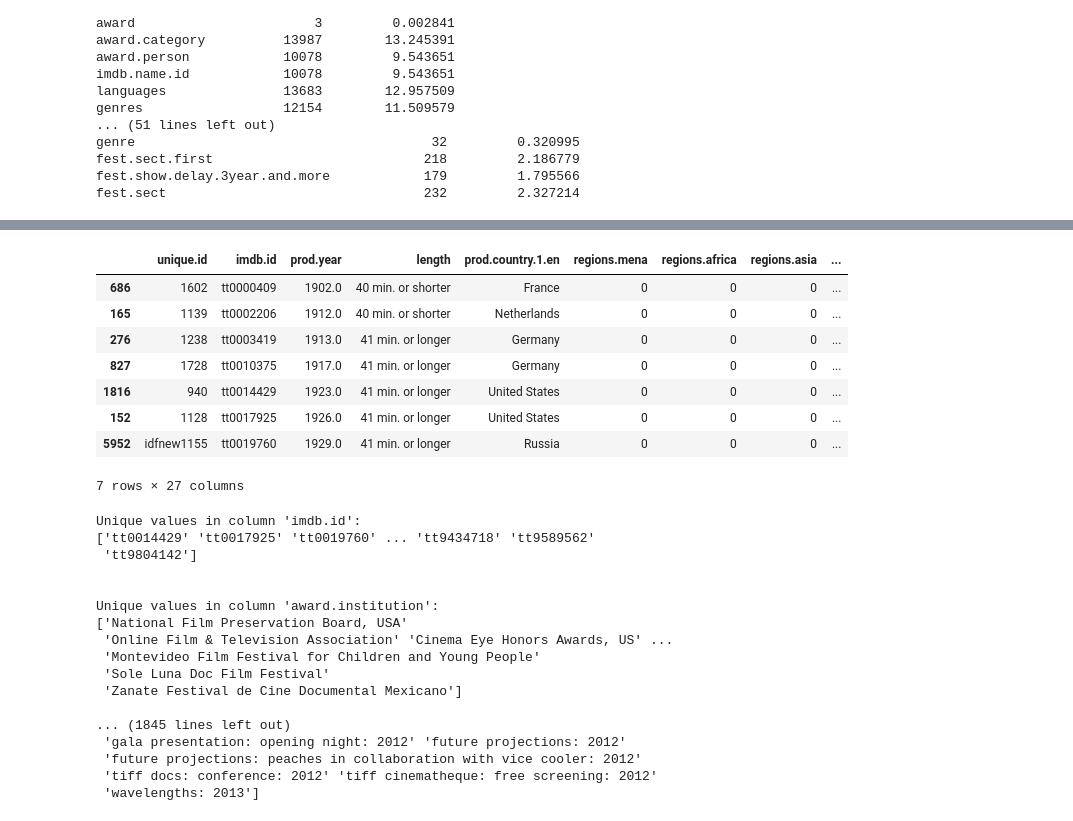
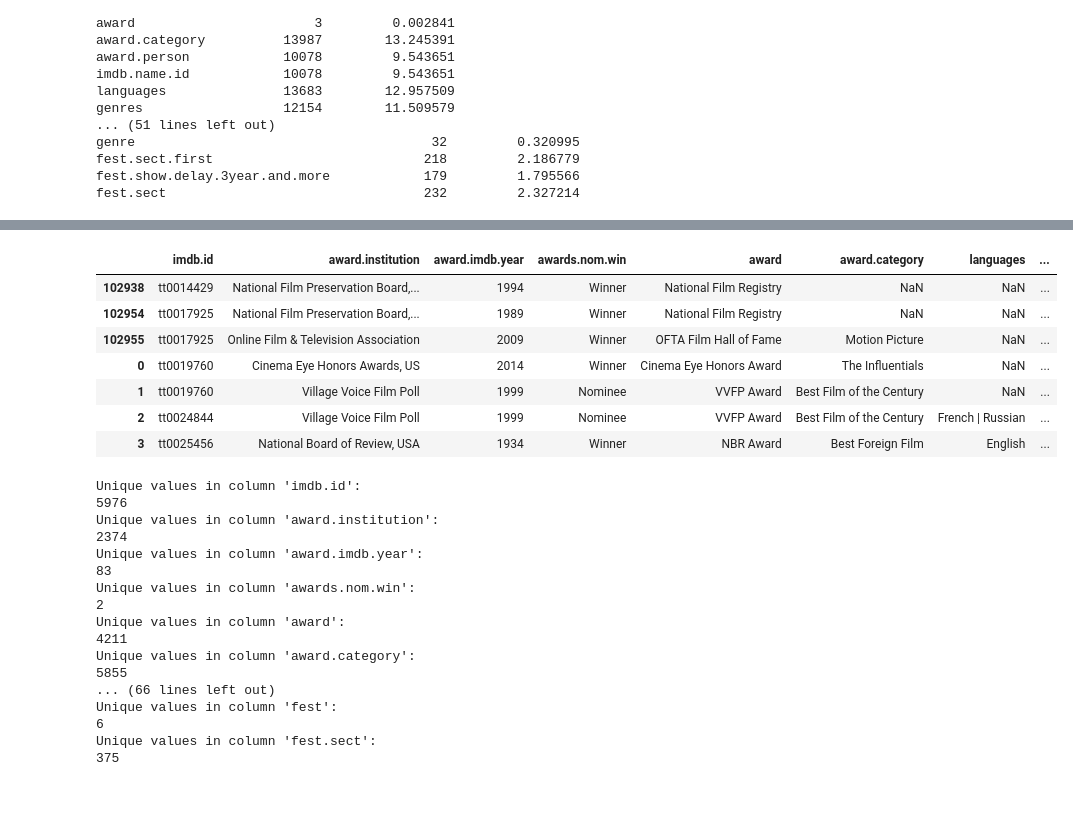
Before and after one commit to cillustrisimo/data144finalproj, a Jupyter notebook: cleaning_data.ipynb, the cells around one changed output, grey strips where cells are left out. Saved outputs shown, nothing was run; the diff lists cells and outputs as text; code cells hidden in the pictures.

```diff
--- a/cleaning_data.ipynb
+++ b/cleaning_data.ipynb
@@ -107,42 +106,45 @@ imdb_combined columns: ['imdb.id', 'award.institution', 'imdb.event.id', 'award.
 # %%
+fest_cleaned = fest_combined.drop(columns=['title.mixed', 'length.min', 'director.1', 'film.id', 'sample.year'])
 imdb_cleaned = imdb_combined.drop(columns=['imdb.event.id', 'award.person', 'imdb.name.id', 'n.ratings'])
-fest_cleaned = fest_combined.drop(columns=['title.mixed', 'length.min', 'director.1', 'film.id', 'sample.year'])
-fest_cleaned.head(7)
+
+imdb_cleaned['grossUSA'] = imdb_cleaned['grossUSA'].str.replace(r'[$,]', '', regex=True).astype(float)
+imdb_cleaned['grossWorld'] = pd.to_numeric(imdb_cleaned['grossWorld'].str.replace(r'[$,]', '', regex=True), errors='coerce')
+
+imdb_cleaned.head(7)
 # %% [output]
-|  | unique.id | imdb.id | prod.year | length | prod.country.1.en | regions.mena | regions.africa | regions.asia | ... |
-| 686 | 1602 | tt0000409 | 1902.0 | 40 min. or shorter | France | 0 | 0 | 0 | ... |
-| 165 | 1139 | tt0002206 | 1912.0 | 40 min. or shorter | Netherlands | 0 | 0 | 0 | ... |
-| 276 | 1238 | tt0003419 | 1913.0 | 41 min. or longer | Germany | 0 | 0 | 0 | ... |
-| 827 | 1728 | tt0010375 | 1917.0 | 41 min. or longer | Germany | 0 | 0 | 0 | ... |
-| 1816 | 940 | tt0014429 | 1923.0 | 41 min. or longer | United States | 0 | 0 | 0 | ... |
-| 152 | 1128 | tt0017925 | 1926.0 | 41 min. or longer | United States | 0 | 0 | 0 | ... |
-| 5952 | idfnew1155 | tt0019760 | 1929.0 | 41 min. or longer | Russia | 0 | 0 | 0 | ... |
+|  | imdb.id | award.institution | award.imdb.year | awards.nom.win | award | award.category | languages | ... |
+| 102938 | tt0014429 | National Film Preservation Board,... | 1994 | Winner | National Film Registry | NaN | NaN | ... |
+| 102954 | tt0017925 | National Film Preservation Board,... | 1989 | Winner | National Film Registry | NaN | NaN | ... |
+| 102955 | tt0017925 | Online Film & Television Association | 2009 | Winner | OFTA Film Hall of Fame | Motion Picture | NaN | ... |
+| 0 | tt0019760 | Cinema Eye Honors Awards, US | 2014 | Winner | Cinema Eye Honors Award | The Influentials | NaN | ... |
+| 1 | tt0019760 | Village Voice Film Poll | 1999 | Nominee | VVFP Award | Best Film of the Century | NaN | ... |
+| 2 | tt0024844 | Village Voice Film Poll | 1999 | Nominee | VVFP Award | Best Film of the Century | French | Russian | ... |
+| 3 | tt0025456 | National Board of Review, USA | 1934 | Winner | NBR Award | Best Foreign Film | English | ... |
-7 rows × 27 columns
 # %%
 for column in imdb_cleaned.columns:
     print(f"Unique values in column '{column}':")
-    print(imdb_cleaned[column].unique())
-    print("\n")
+    print(imdb_cleaned[column].nunique())
+
+print("====================================\n")
 
 for column in fest_cleaned.columns:
     print(f"Unique values in column '{column}':")
-    print(fest_cleaned[column].unique())
-    print("\n")
+    print(fest_cleaned[column].nunique())
 # %% [output]
 Unique values in column 'imdb.id':
-['tt0014429' 'tt0017925' 'tt0019760' ... 'tt9434718' 'tt9589562'
- 'tt9804142']
-
-
+5976
 Unique values in column 'award.institution':
-['National Film Preservation Board, USA'
- 'Online Film & Television Association' 'Cinema Eye Honors Awards, US' ...
- 'Montevideo Film Festival for Children and Young People'
- 'Sole Luna Doc Film Festival'
- 'Zanate Festival de Cine Documental Mexicano']
-
-... (1845 lines left out)
- 'gala presentation: opening night: 2012' 'future projections: 2012'
- 'future projections: peaches in collaboration with vice cooler: 2012'
- 'tiff docs: conference: 2012' 'tiff cinematheque: free screening: 2012'
- 'wavelengths: 2013']
+2374
+Unique values in column 'award.imdb.year':
+83
+Unique values in column 'awards.nom.win':
+2
+Unique values in column 'award':
+4211
+Unique values in column 'award.category':
+5855
+... (66 lines left out)
+Unique values in column 'fest':
+6
+Unique values in column 'fest.sect':
+375
```
Also changed, not shown: parts of 2 cells of this notebook.
